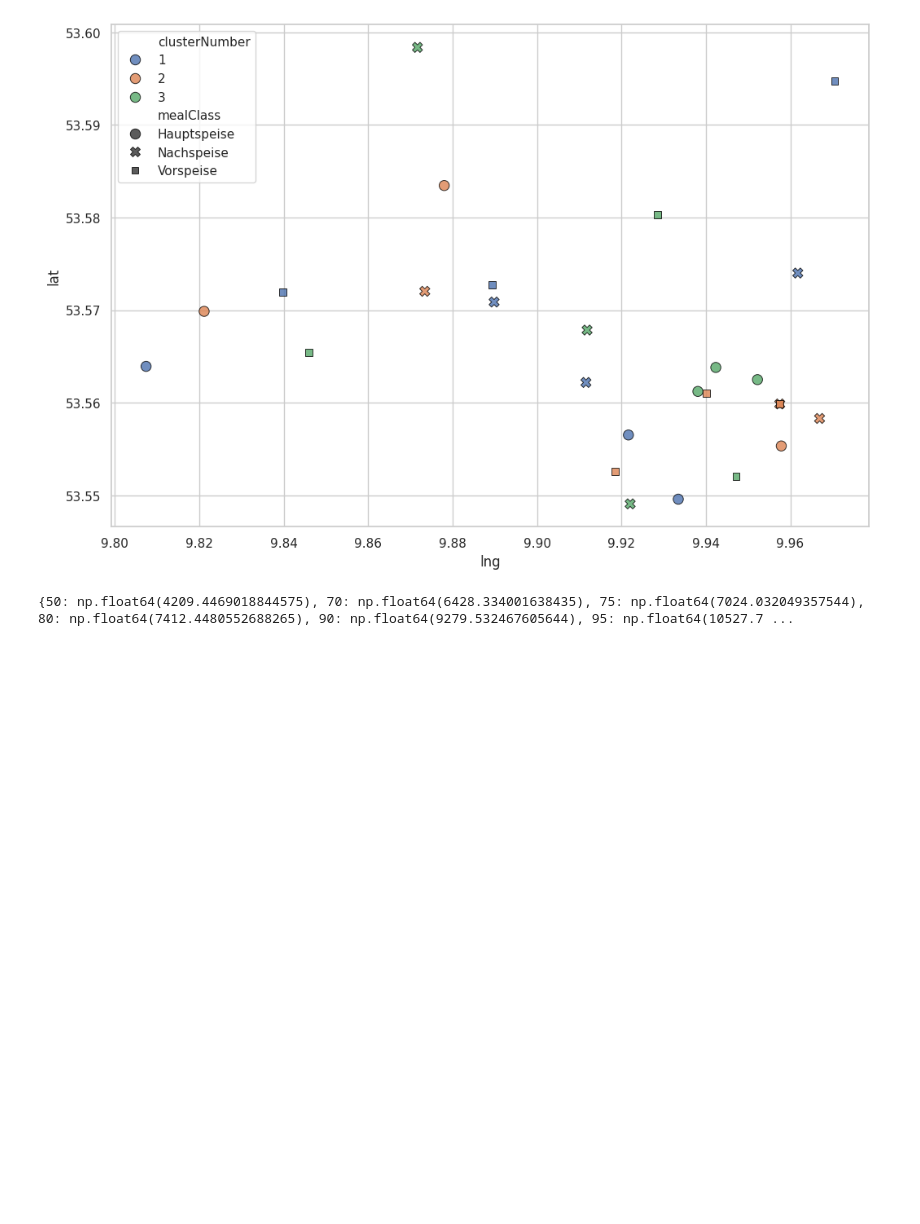
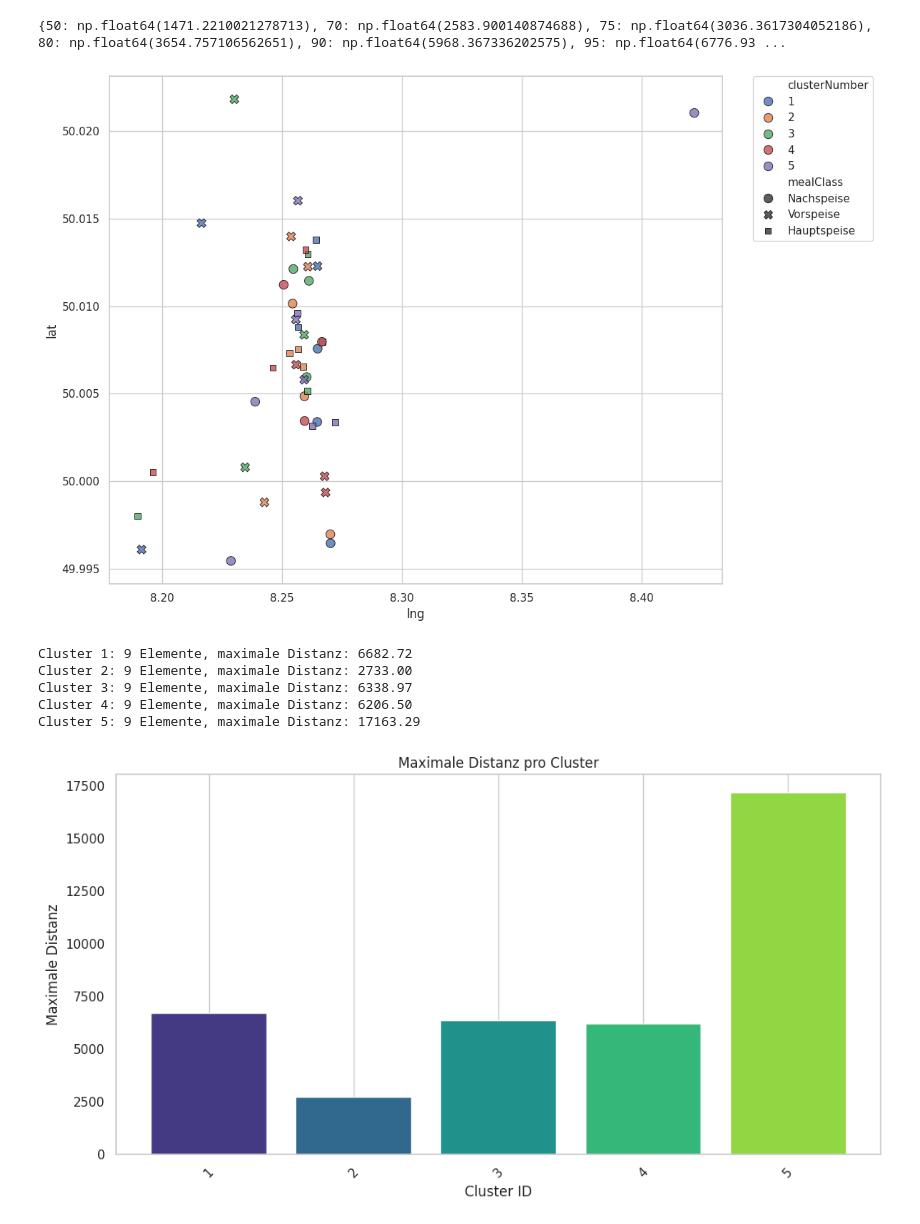
Before and after one commit to Clemens85/runningdinner-functions, a Jupyter notebook: packages/optimization/playground.ipynb, the cells around one changed output. Drawn from its saved outputs; the diff is of its cells as text; code cells hidden in the pictures; blank space fills up the shorter version.

Commit message:
First working version which provides quite good clustering results with keeping cluster-size and mealclass-restrictions

```diff
--- a/packages/optimization/playground.ipynb
+++ b/packages/optimization/playground.ipynb
@@ -21,19 +21,29 @@ hamburg="test-data/27_teams_3ce786ba.json"
 mainz_alt="test-data/36_teams_5a005256.json"
 mainz_complete="test-data/45_teams_b17d628f.json"
 
-data = DataProvider(hamburg)
+data = DataProvider(mainz_complete)
 routes = data.get_routes()
 dist_matrix = data.get_distance_matrix()
+agg_cluster = ClustererAgg(routes, dist_matrix, data.get_cluster_sizes())
+
+dist_percentiles = data.get_distance_percentiles()
+print(dist_percentiles)
+
+#print(data.get_cluster_template())
+# %% [output]
+{50: np.float64(1471.2210021278713), 70: np.float64(2583.900140874688), 75: np.float64(3036.3617304052186), 80: np.float64(3654.757106562651), 90: np.float64(5968.367336202575), 95: np.float64(6776.93 ...
 # %%
 vis = Visualizer(routes, dist_matrix)
 vis.plot_geocodes()
+vis.plot_max_distances_per_cluster(agg_cluster.print_max_distances_per_cluster(routes))
 # %% [output]
-[figure, old version]
+[figure, new version]
+Cluster 1: 9 Elemente, maximale Distanz: 6682.72
+Cluster 2: 9 Elemente, maximale Distanz: 2733.00
+Cluster 3: 9 Elemente, maximale Distanz: 6338.97
+Cluster 4: 9 Elemente, maximale Distanz: 6206.50
+Cluster 5: 9 Elemente, maximale Distanz: 17163.29
+[figure, added]
-# %%
-dist_percentiles = data.get_distance_percentiles()
-print(dist_percentiles)
-# %% [output]
-{50: np.float64(4209.4469018844575), 70: np.float64(6428.334001638435), 75: np.float64(7024.032049357544), 80: np.float64(7412.4480552688265), 90: np.float64(9279.532467605644), 95: np.float64(10527.7 ...
 # %%
 #n_clusters=3
 #distance_threshold=7000
```
Also changed, not shown: parts of 6 cells of this notebook, 3 other files.
